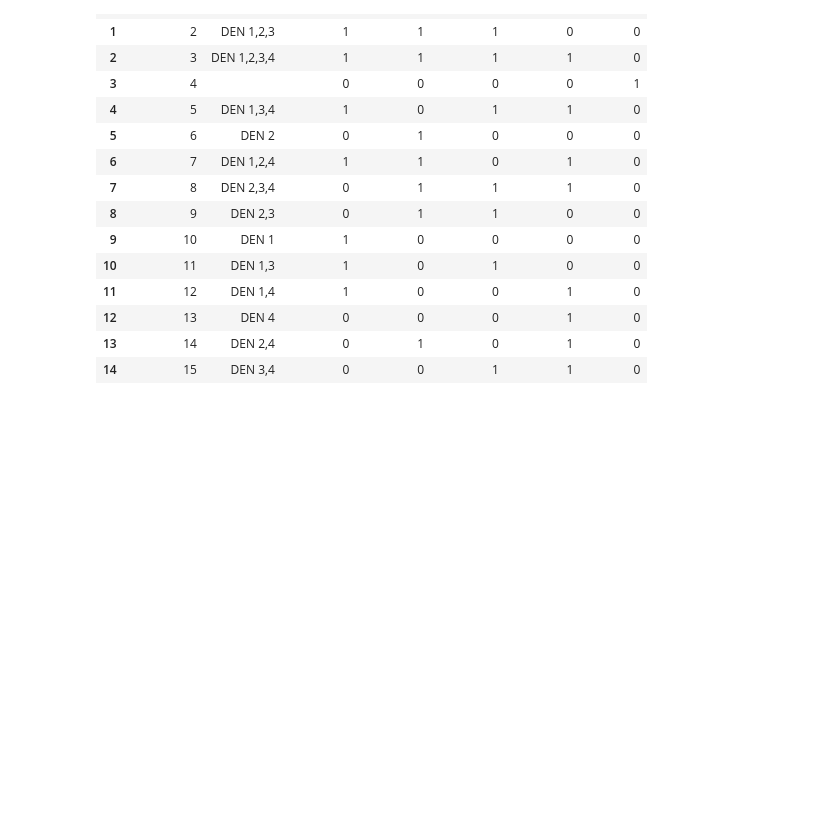
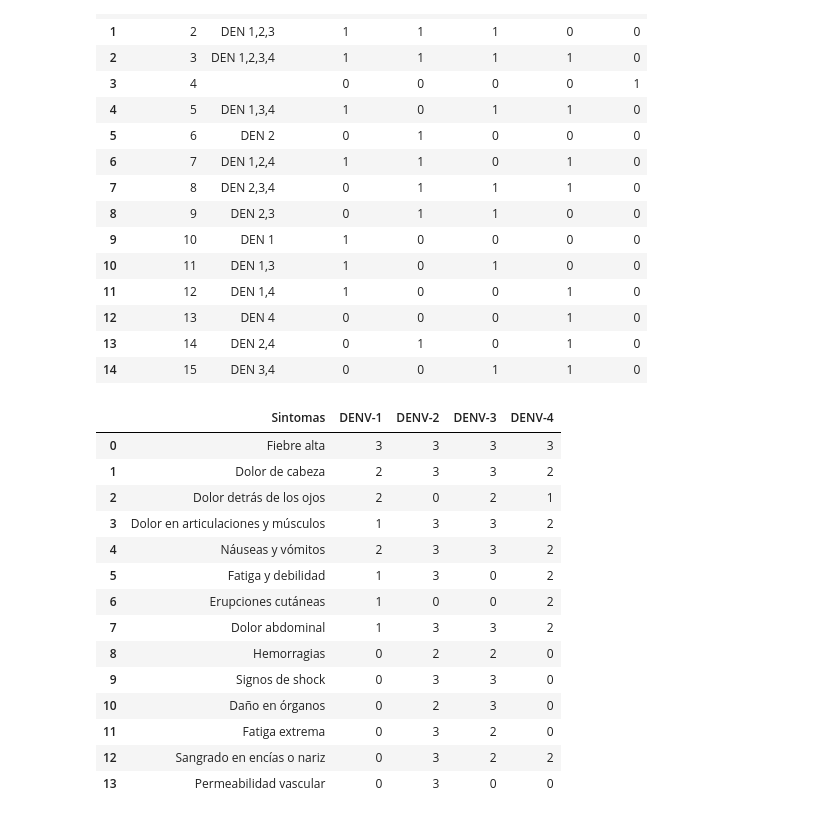
Before and after one commit to LauraGenesis/c18-69-m-data-bi, a Jupyter notebook: limpieza.ipynb, the cells around one changed output. Saved outputs shown, nothing was run; the diff lists cells and outputs as text; code cells hidden in the pictures; blank space fills up the shorter version.

Commit message:
Añadida tabla de sintomas

```diff
--- a/limpieza.ipynb
+++ b/limpieza.ipynb
@@ -371,3 +371,54 @@ serotipo
 | 12 | 13 | DEN 4 | 0 | 0 | 0 | 1 | 0 |
 | 13 | 14 | DEN 2,4 | 0 | 1 | 0 | 1 | 0 |
 | 14 | 15 | DEN 3,4 | 0 | 0 | 1 | 1 | 0 |
+# %%
+#import pandas as pd
+
+# Definir los datos con niveles de intensidad
+data = {
+    "Sintomas": [
+        "Fiebre alta",
+        "Dolor de cabeza",
+        "Dolor detrás de los ojos",
+        "Dolor en articulaciones y músculos",
+        "Náuseas y vómitos",
+        "Fatiga y debilidad",
+        "Erupciones cutáneas",
+        "Dolor abdominal",
+        "Hemorragias",
+        "Signos de shock",
+        "Daño en órganos",
+        "Fatiga extrema",
+        "Sangrado en encías o nariz",
+        "Permeabilidad vascular"
+    ],
+    "DENV-1": [3, 2, 2, 1, 2, 1, 1, 1, 0, 0, 0, 0, 0, 0],
+    "DENV-2": [3, 3, 0, 3, 3, 3, 0, 3, 2, 3, 2, 3, 3, 3],
+    "DENV-3": [3, 3, 2, 3, 3, 0, 0, 3, 2, 3, 3, 2, 2, 0],
+    "DENV-4": [3, 2, 1, 2, 2, 2, 2, 2, 0, 0, 0, 0, 2, 0]
+}
+
+# Crear un DataFrame
+df = pd.DataFrame(data)
+
+# Exportar a un archivo de Excel
+df.to_excel("sintomas_dengue.xlsx", index=False)
+
+# Mostrar el DataFrame
+df
+# %% [output]
+|  | Sintomas | DENV-1 | DENV-2 | DENV-3 | DENV-4 |
+| 0 | Fiebre alta | 3 | 3 | 3 | 3 |
+| 1 | Dolor de cabeza | 2 | 3 | 3 | 2 |
+| 2 | Dolor detrás de los ojos | 2 | 0 | 2 | 1 |
+| 3 | Dolor en articulaciones y músculos | 1 | 3 | 3 | 2 |
+| 4 | Náuseas y vómitos | 2 | 3 | 3 | 2 |
+| 5 | Fatiga y debilidad | 1 | 3 | 0 | 2 |
+| 6 | Erupciones cutáneas | 1 | 0 | 0 | 2 |
+| 7 | Dolor abdominal | 1 | 3 | 3 | 2 |
+| 8 | Hemorragias | 0 | 2 | 2 | 0 |
+| 9 | Signos de shock | 0 | 3 | 3 | 0 |
+| 10 | Daño en órganos | 0 | 2 | 3 | 0 |
+| 11 | Fatiga extrema | 0 | 3 | 2 | 0 |
+| 12 | Sangrado en encías o nariz | 0 | 3 | 2 | 2 |
+| 13 | Permeabilidad vascular | 0 | 3 | 0 | 0 |
```
Also changed, not shown: 2 other files.
